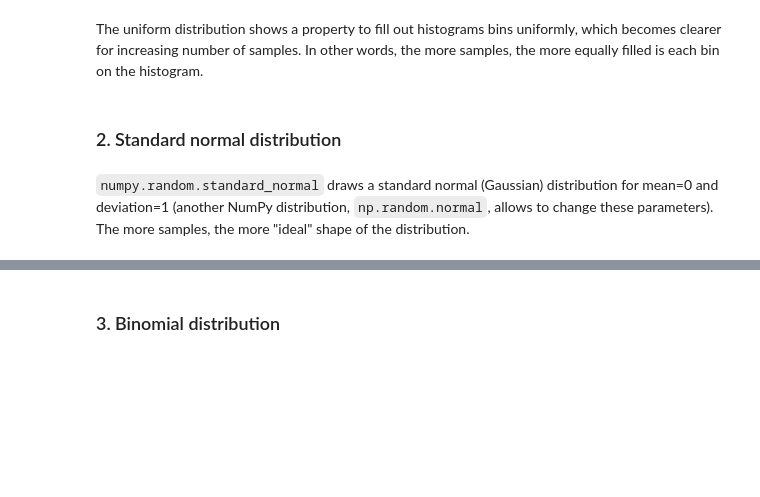
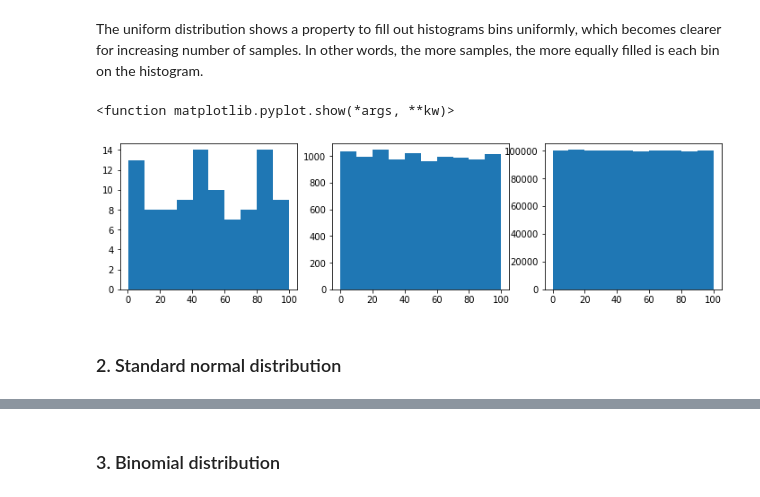
Before and after one commit to andkoc001/fun-with-numpy-random, a Jupyter notebook: exploring-random-numpy.ipynb, the cells around one changed output, grey strips where cells are left out. Drawn from its saved outputs; the diff is of its cells as text; code cells hidden in the pictures; blank space fills up the shorter version.

```diff
--- a/exploring-random-numpy.ipynb
+++ b/exploring-random-numpy.ipynb
@@ -212,19 +221,20 @@ plt.grid()
 # %% [markdown]
 The uniform distribution shows a property to fill out histograms bins uniformly, which becomes clearer for increasing number of samples. In other words, the more samples, the more equally filled is each bin on the histogram.
 # %%
-plt.figure(figsize=(12,3)) # size of the plot (width, height)
+
 
 plt.subplot(1, 3, 1)
 plt.hist(np.random.uniform(0,100, size=10**2)) # 100 samples
 
 plt.subplot(1, 3, 2)
 plt.hist(np.random.uniform(0,100, size=10**4)) # 10000 samples
 
 plt.subplot(1, 3, 3)
 plt.hist(np.random.uniform(0,100, size=10**6)) # 1000000 samples
 
 plt.show # this command will hide away numeral values of the output - for clarity
+# %% [output]
+<function matplotlib.pyplot.show(*args, **kw)>
+[figure, added]
 # %% [markdown]
 ### 2. Standard normal distribution
-# %% [markdown]
-`numpy.random.standard_normal` draws a standard normal (Gaussian) distribution for mean=0 and deviation=1 (another NumPy distribution, `np.random.normal`, allows to change these parameters). The more samples, the more "ideal" shape of the distribution.
```
Also changed, not shown: parts of 15 cells of this notebook, 1 other file.
